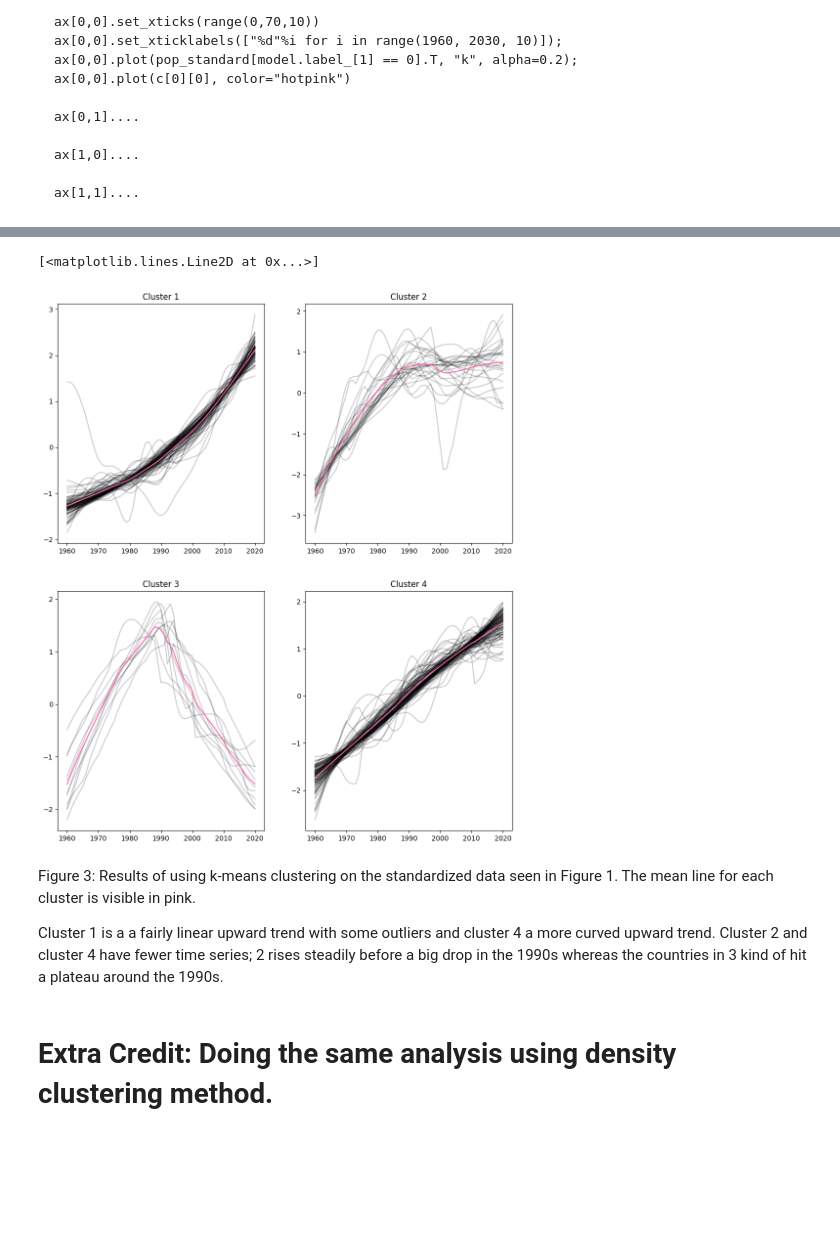
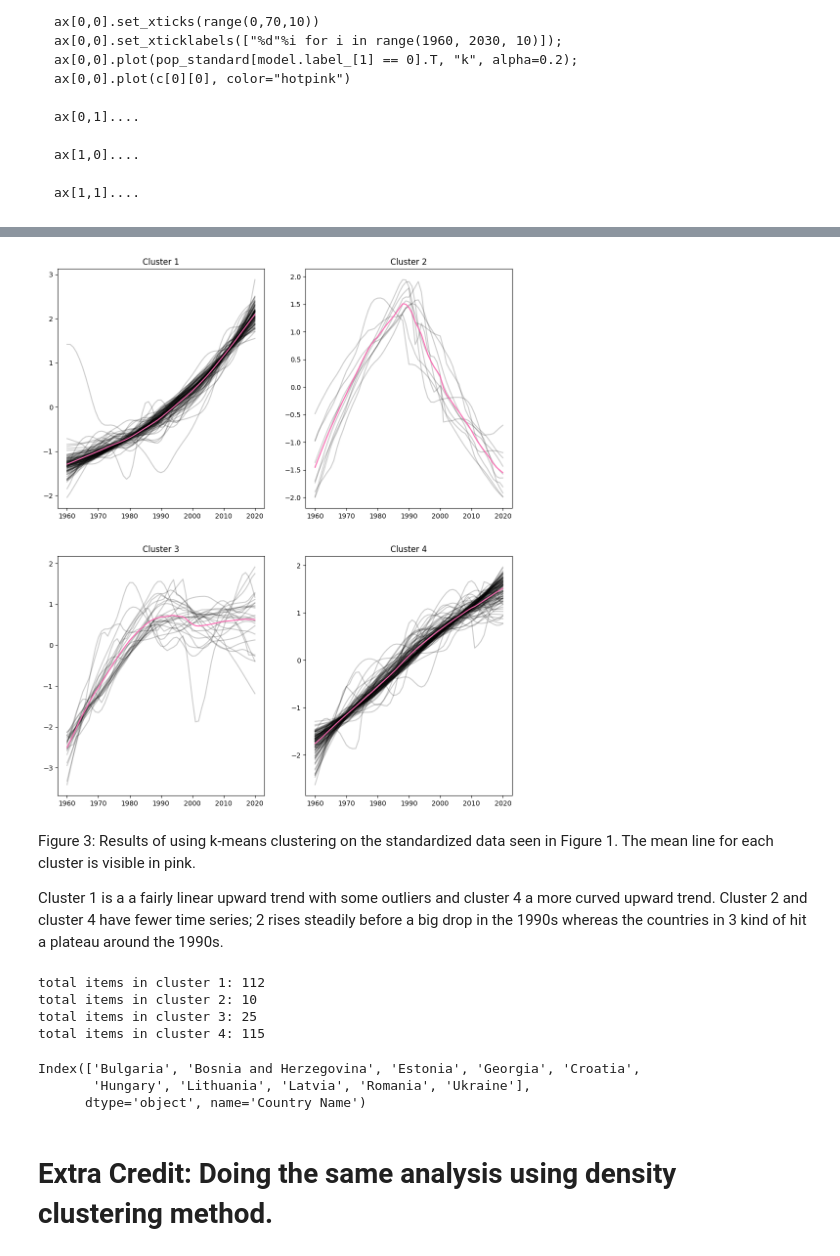
Before and after one commit to marcocaramanti/MLPNS_MCaramanti, a Jupyter notebook: TimeSeriesClustering_instructions.ipynb, the cells around one changed output, grey strips where cells are left out. Cells and saved outputs as stored; diff of their text form; code cells hidden in the pictures; blank space fills up the shorter version.

Commit message:
Clustering lab: k-means and DBSCAN

````diff
--- a/TimeSeriesClustering_instructions.ipynb
+++ b/TimeSeriesClustering_instructions.ipynb
@@ -166,5 +168,5 @@ We use the `preprocessing.scale` function. Make sure you check! you want eavery
 # %%
 # standardizing the data
 X = pop_df_clean.values
-pop_standard = preprocessing.scale(X...
+pop_standard = preprocessing.scale(X, axis=1)
 # %%
@@ -176,3 +200,9 @@ Making a plot of the time series before scaling, and after scaling. What do you
 # %%
 # looking at the data
 fig, ax = pl.subplots(1,2, figsize=(12,6)) #plot the original and standardized plot side by side
+
+for i in range(X.shape[0]):
+  ax[0].plot(range(int(pop_df.columns[0]), int(pop_df.columns[-1])+1),X[i,:])
+
+for i in range(pop_standard.shape[0]):
+  ax[1].plot(range(int(pop_df.columns[0]), int(pop_df.columns[-1])+1),pop_standard[i,:])
@@ -199,8 +231,9 @@ print('The model inertia is:', f"{v:.4f}" )
 # Now assessing if the elbow plot shows an inflection, which can be used to determine the "right" number of clusters
 inertia = []
 for i in range(2, 10):
-  ...
-  inertia.append(model.inertia_)
+  v = cluster.KMeans(n_clusters = i, random_state=288605).fit(pop_standard).inertia_
+  print('The model inertia is:', f"{v:.4f}" )
+  inertia.append(v)
 pl.plot(range(2, 10), inertia)
 pl.xlabel("Number of Clusters")
 pl.ylabel("Inertia/Variance");
@@ -228,7 +271,7 @@ ax[1,0]....
 ax[1,1]....
 ```
 # %%
-model = cluster.KMeans(n_clusters = ....)
+model = cluster.KMeans(n_clusters = 4, random_state=288605)
 model.fit(pop_standard)
 v = model.inertia_
 print('The model inertia is:', f"{v:.4f}" )
@@ -255,10 +319,16 @@ c = model.cluster_centers_
 # %%
 fig,ax = pl.subplots(2,2, figsize=(12,14))
 
+for i in range(4):
+  ax.flat[i].set_title("Cluster " + str(i+1))
+  ax.flat[i].set_xticks(range(0,70,10))
+  ax.flat[i].set_xticklabels(["%d"%i for i in range(1960, 2030, 10)]);
+  ax.flat[i].plot(pop_standard[model.labels_.flat == i].T, "k", alpha=0.2);
+  ax.flat[i].plot(c[i], color="hotpink")
+
 #... try tp reproduce the plot below; one plot per cluster, with the centroid overplotted
 # %% [output]
-[<matplotlib.lines.Line2D at 0x...>]
-[figure, old version]
+[figure, new version]
 # %% [markdown]
 Figure 3: Results of using k-means clustering on the standardized data seen in Figure 1. The mean line for each cluster is visible in pink.
 
@@ -267,6 +337,19 @@ Cluster 1 is a a fairly linear upward trend with some outliers and cluster 4 a m
 for i in range(4):
   print ("total items in cluster {:d}: {:d}".format(
       i+1, np.sum(model.labels_ == i)))
+# %% [output]
+total items in cluster 1: 112
+total items in cluster 2: 10
+total items in cluster 3: 25
+total items in cluster 4: 115
+# %%
+# Vediamo gli stati
+
+pop_df_clean.index[model.labels_ == 1]
+# %% [output]
+Index(['Bulgaria', 'Bosnia and Herzegovina', 'Estonia', 'Georgia', 'Croatia',
+       'Hungary', 'Lithuania', 'Latvia', 'Romania', 'Ukraine'],
+      dtype='object', name='Country Name')
 # %% [markdown]
 # Extra Credit: Doing the same analysis using density clustering method.
 # %%
````
Also changed, not shown: parts of 13 cells of this notebook.
